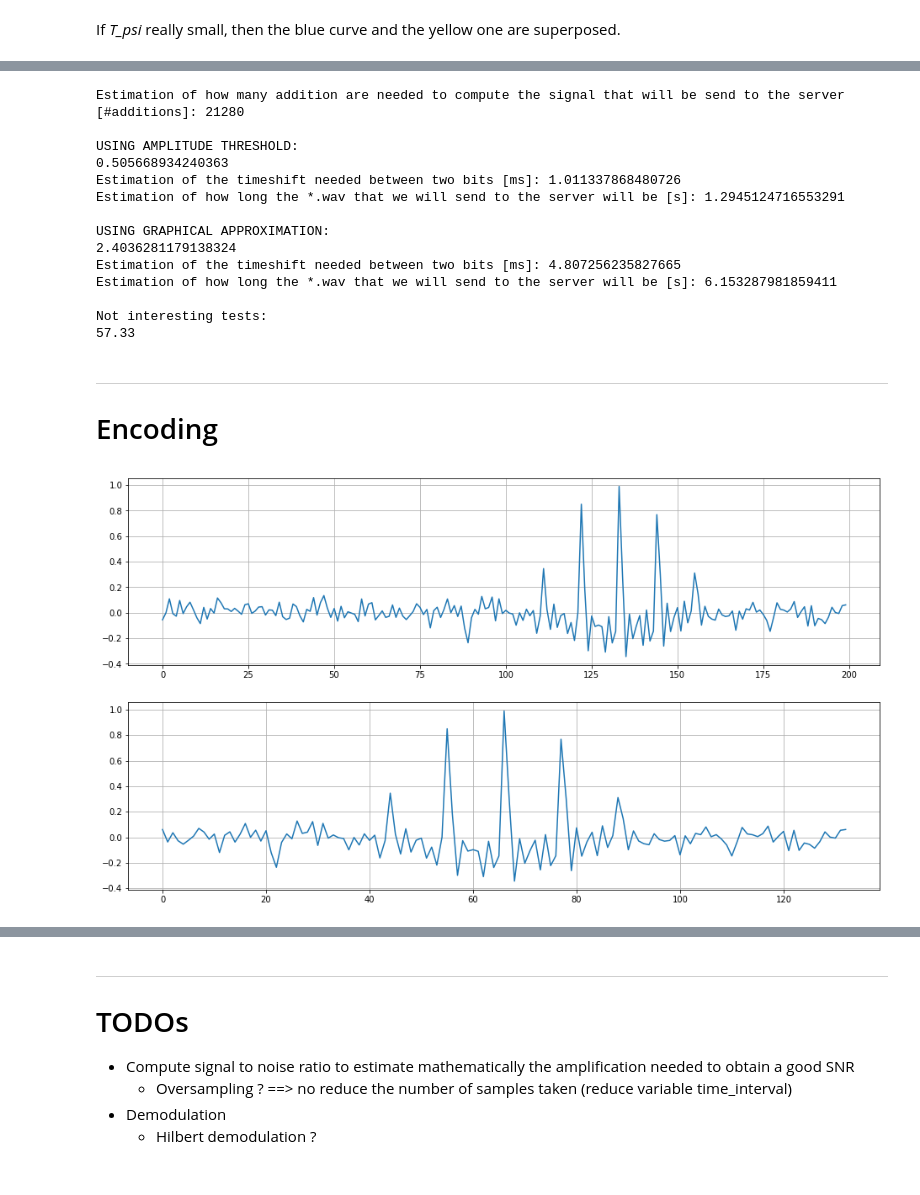
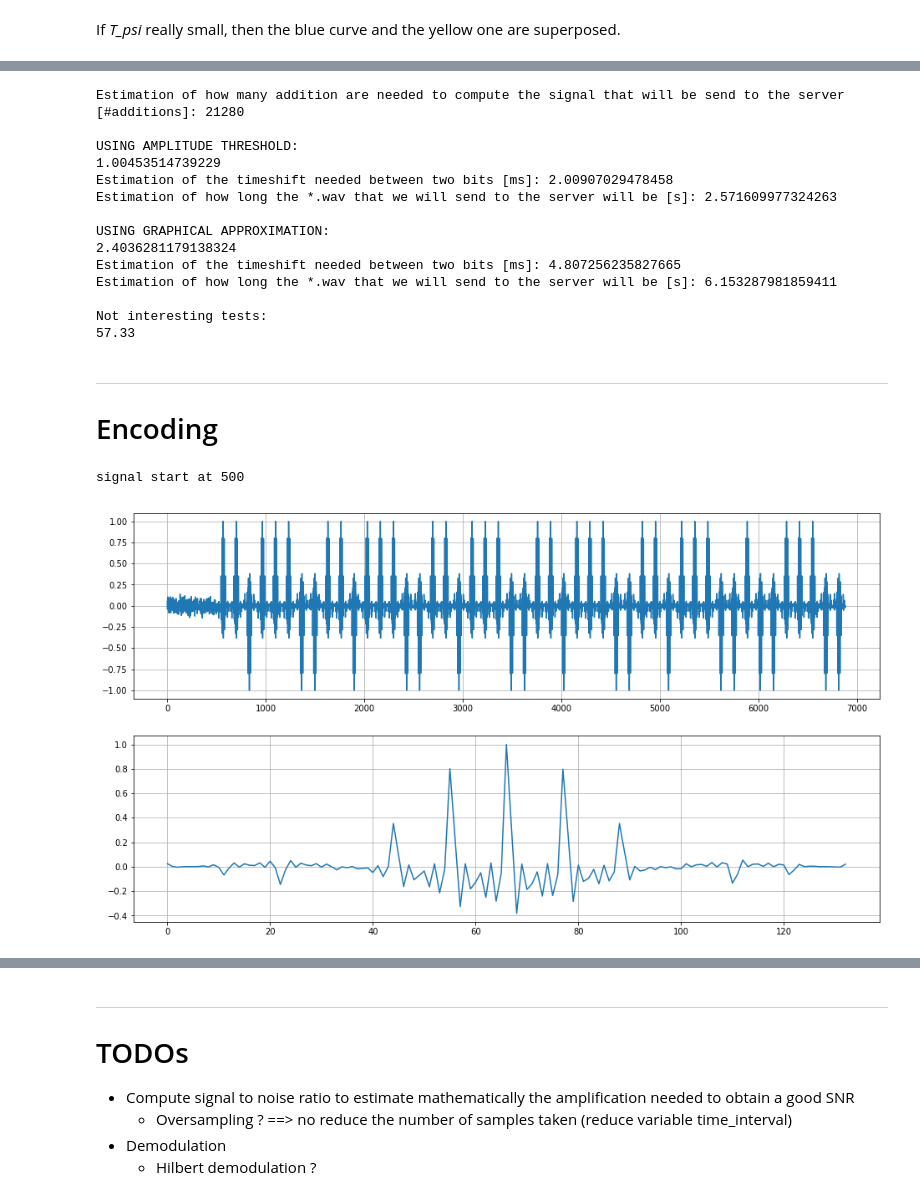
Before and after one commit to Dreyvor/Project_PDC, a Jupyter notebook: signal_conception.ipynb, the cells around one changed output, grey strips where cells are left out. Drawn from its saved outputs; the diff is of its cells as text; code cells hidden in the pictures.

Commit message:
test clap

```diff
--- a/signal_conception.ipynb
+++ b/signal_conception.ipynb
@@ -11,19 +11,21 @@ import CodewordToBinary as c2b
 
 txt = "Les#é!^ ?''& %* ç a"
 
-bits = tb.text_to_bits(txt)
-#print("bits:",bits)
+def textToCodewords(txt):
+    bits = tb.text_to_bits(txt)
+    codeword = b2c.f(bits)
+    return codeword
 
-codeword = b2c.f(bits)
-#print("codeword:", codeword)
 
-bits2 = c2b.f(codeword)
-#print("bits2:",bits2)
+def codewordToText(codeword):
+    bits2 = c2b.f(codeword)
+    res = tb.text_from_bits(bits2)
+    return res
 
-res = tb.text_from_bits(bits2)
+codeword = textToCodewords(txt)
+res = codewordToText(codeword)
 
 print(res)
-print(codeword)
 
 #####################
 ###### TO KEEP ######
@@ -147,6 +154,6 @@ number of sample needed: 133
 # %%
 sample_interval = int(min(n/2, 50))
-test = y[len(y)//2-sample_interval:len(y)//2+sample_interval]
+test = y_to_send[len(y_to_send)//2-sample_interval:len(y_to_send)//2+sample_interval]
 
 #delay = int(min(n/2, 57)) # number of sample that we wait before sending the second bit
 delay = int(min(n/1.25, n))
@@ -184,8 +191,8 @@ plt.show()
 # %%
 print("Estimation of how many addition are needed to compute the signal that will be send to the server [#additions]:", n*160)
-
+amplitude = 1
 print("\nUSING AMPLITUDE THRESHOLD:")
-est_time_shift = 2*(time_interval-np.argwhere(np.abs(y) >= 3.0 * 1E-1*amplitude)[0,0]*Ts) # Estimated time shift between 2 bits
+est_time_shift = 2*(time_interval-np.argwhere(np.abs(y_to_send) >= 3.0 * 1E-1*amplitude)[0,0]*Ts) # Estimated time shift between 2 bits
 print(est_time_shift/2.*1E3)
 print("Estimation of the timeshift needed between two bits [ms]:",est_time_shift*1E3)
 print("Estimation of how long the *.wav that we will send to the server will be [s]:",160*8*est_time_shift)
@@ -206,9 +213,9 @@ print(2*(time_to_transform/Ts*1E-3))
 Estimation of how many addition are needed to compute the signal that will be send to the server [#additions]: 21280
 
 USING AMPLITUDE THRESHOLD:
-0.505668934240363
-Estimation of the timeshift needed between two bits [ms]: 1.011337868480726
-Estimation of how long the *.wav that we will send to the server will be [s]: 1.2945124716553291
+1.00453514739229
+Estimation of the timeshift needed between two bits [ms]: 2.00907029478458
+Estimation of how long the *.wav that we will send to the server will be [s]: 2.571609977324263
 
 USING GRAPHICAL APPROXIMATION:
 2.4036281179138324
@@ -221,8 +228,8 @@ Not interesting tests:
 ---
 # Encoding
 # %%
-# TODO : replace signal length by the array of the signal (actually y_to_send) and then take the length of it
-def encode(list_codewords, signal_length):
+def encode(list_codewords, signal):
+    signal_length = len(signal)
     res = np.zeros(len(list_codewords) * signal_length)
 
     for i in range(len(list_codewords)):
@@ -231,23 +238,27 @@ def encode(list_codewords, signal_length):
 
     return res
 # %%
-toto = b2c.f(tb.text_to_bits("c"))
+code_to_send = b2c.f(tb.text_to_bits(clap + 'c'))
 
-signal_test = encode([1], n)
-signal_test_test = []
-for i in range(200):
-    if(i<200-133):
+signal_test = encode(code_to_send, y_to_send)
+signal_test_test = [] #with added noise at the beginning -> use clap
+addPhase = 500
+for i in range(len(signal_test) + addPhase):
+    if(i == addPhase):
+        print("signal start at " + str(i))
+    if(i<addPhase):
         signal_test_test.append(np.random.normal(0,0.05, 1))
     else:
-        signal_test_test.append(signal_test[i-(200-133)])
+        signal_test_test.append(signal_test[i-addPhase])
 
 plt.figure(figsize=(16,9))
 plt.subplot(211)
 plt.plot(signal_test_test)
 plt.grid()
 plt.subplot(212)
 plt.plot(y_to_send)
 plt.grid()
 plt.show()
 # %% [output]
+signal start at 500
-[figure, old version]
+[figure, new version]
```
Also changed, not shown: parts of 6 cells of this notebook.
